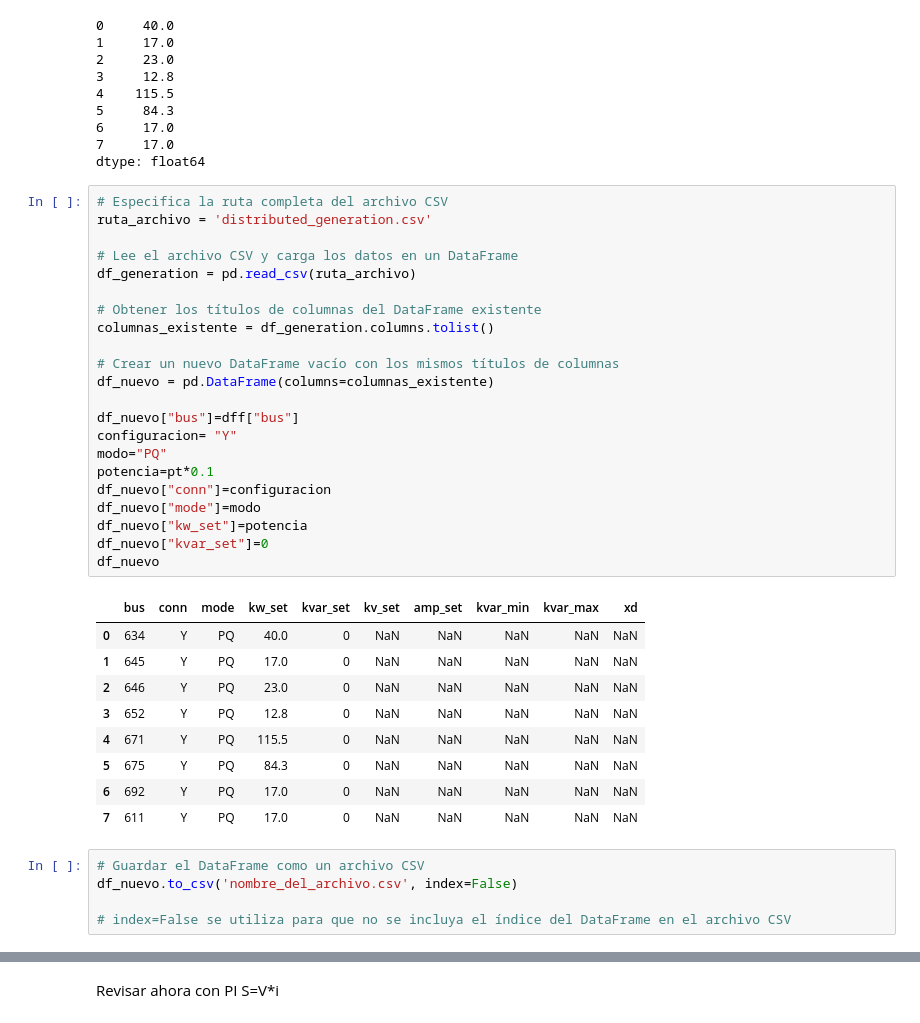
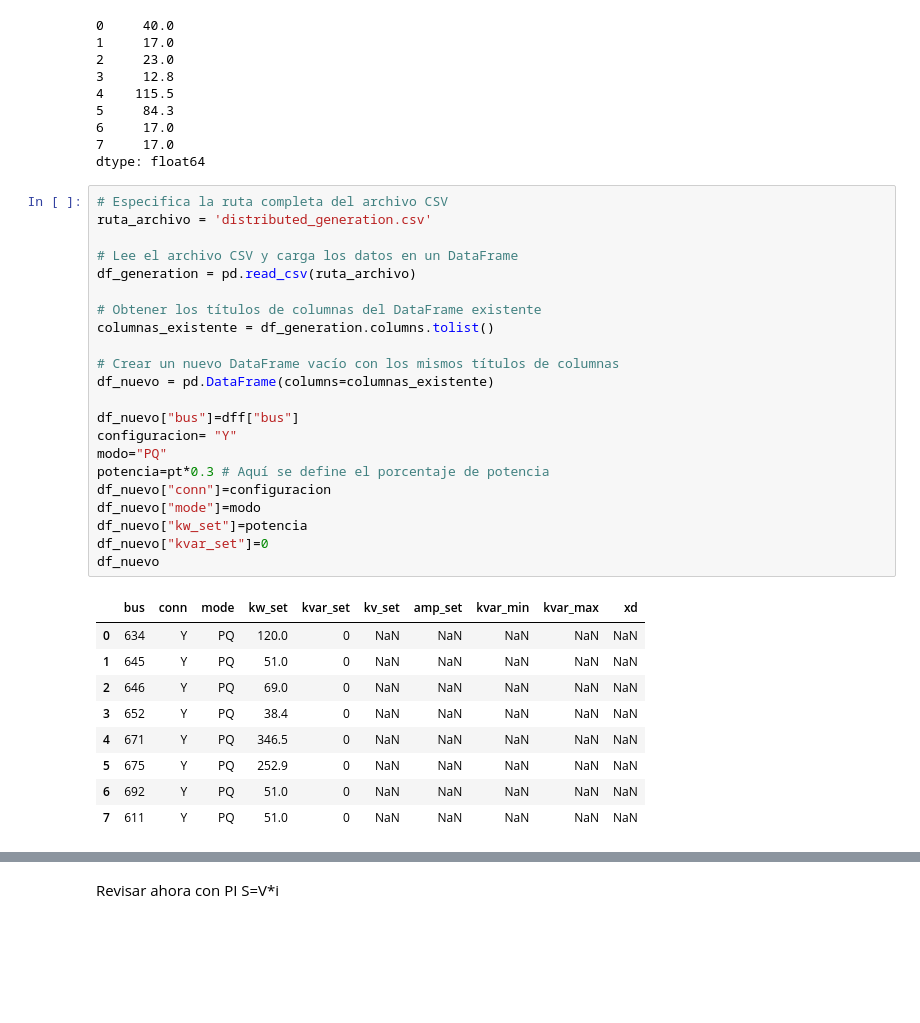
Before and after one commit to diegofdiaz/distributed_generation_proyect, a Jupyter notebook: grap_code.ipynb, the cells around one changed output, grey strips where cells are left out. Saved outputs shown, nothing was run; the diff lists cells and outputs as text; blank space fills up the shorter version.

```diff
--- a/grap_code.ipynb
+++ b/grap_code.ipynb
@@ -92,37 +92,32 @@ dtype: float64
 # %%
 # Especifica la ruta completa del archivo CSV
 ruta_archivo = 'distributed_generation.csv'
 
 # Lee el archivo CSV y carga los datos en un DataFrame
 df_generation = pd.read_csv(ruta_archivo)
 
 # Obtener los títulos de columnas del DataFrame existente
 columnas_existente = df_generation.columns.tolist()
 
 # Crear un nuevo DataFrame vacío con los mismos títulos de columnas
 df_nuevo = pd.DataFrame(columns=columnas_existente)
 
 df_nuevo["bus"]=dff["bus"]
 configuracion= "Y"
 modo="PQ"
-potencia=pt*0.1
+potencia=pt*0.3 # Aquí se define el porcentaje de potencia
 df_nuevo["conn"]=configuracion
 df_nuevo["mode"]=modo
 df_nuevo["kw_set"]=potencia
 df_nuevo["kvar_set"]=0
 df_nuevo
 # %% [output]
 |  | bus | conn | mode | kw_set | kvar_set | kv_set | amp_set | kvar_min | kvar_max | xd |
-| 0 | 634 | Y | PQ | 40.0 | 0 | NaN | NaN | NaN | NaN | NaN |
-| 1 | 645 | Y | PQ | 17.0 | 0 | NaN | NaN | NaN | NaN | NaN |
-| 2 | 646 | Y | PQ | 23.0 | 0 | NaN | NaN | NaN | NaN | NaN |
-| 3 | 652 | Y | PQ | 12.8 | 0 | NaN | NaN | NaN | NaN | NaN |
-| 4 | 671 | Y | PQ | 115.5 | 0 | NaN | NaN | NaN | NaN | NaN |
-| 5 | 675 | Y | PQ | 84.3 | 0 | NaN | NaN | NaN | NaN | NaN |
-| 6 | 692 | Y | PQ | 17.0 | 0 | NaN | NaN | NaN | NaN | NaN |
-| 7 | 611 | Y | PQ | 17.0 | 0 | NaN | NaN | NaN | NaN | NaN |
+| 0 | 634 | Y | PQ | 120.0 | 0 | NaN | NaN | NaN | NaN | NaN |
+| 1 | 645 | Y | PQ | 51.0 | 0 | NaN | NaN | NaN | NaN | NaN |
+| 2 | 646 | Y | PQ | 69.0 | 0 | NaN | NaN | NaN | NaN | NaN |
+| 3 | 652 | Y | PQ | 38.4 | 0 | NaN | NaN | NaN | NaN | NaN |
+| 4 | 671 | Y | PQ | 346.5 | 0 | NaN | NaN | NaN | NaN | NaN |
+| 5 | 675 | Y | PQ | 252.9 | 0 | NaN | NaN | NaN | NaN | NaN |
+| 6 | 692 | Y | PQ | 51.0 | 0 | NaN | NaN | NaN | NaN | NaN |
+| 7 | 611 | Y | PQ | 51.0 | 0 | NaN | NaN | NaN | NaN | NaN |
-# %%
-# Guardar el DataFrame como un archivo CSV
-df_nuevo.to_csv('nombre_del_archivo.csv', index=False)
-
-# index=False se utiliza para que no se incluya el índice del DataFrame en el archivo CSV
```
Also changed, not shown: parts of 11 cells of this notebook, 9 other files.
